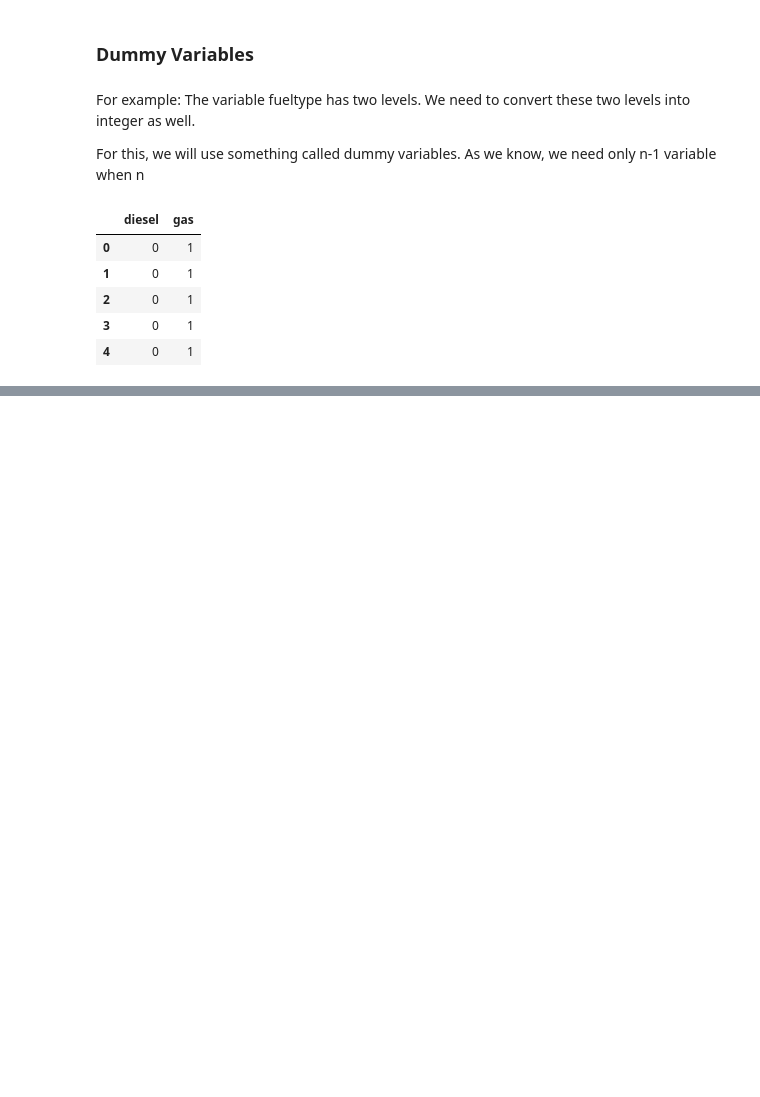
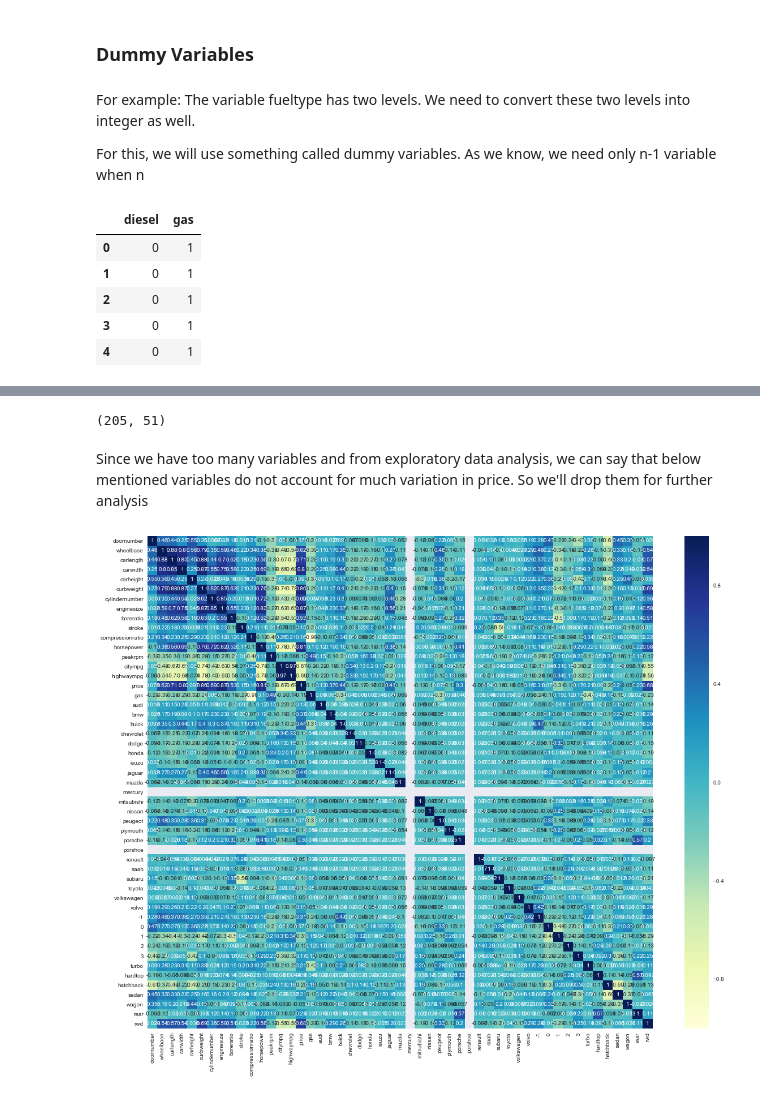
Before and after one commit to Abhi0926/Multivariate_Linear_Regression, a Jupyter notebook: Jupyter Notebook/Linear_Regression_Case_Study.ipynb, the cells around one changed output, grey strips where cells are left out. Saved outputs shown, nothing was run; the diff lists cells and outputs as text; code cells hidden in the pictures; blank space fills up the shorter version.

```diff
--- a/Jupyter Notebook/Linear_Regression_Case_Study.ipynb
+++ b/Jupyter Notebook/Linear_Regression_Case_Study.ipynb
@@ -198,0 +335,3 @@ car.drop(['fueltype'], axis = 1, inplace = True)
+# %%
+#Dropping drivewheel as Dummy variable has been created for this
+car.drop(['drivewheel'], axis = 1, inplace = True)
@@ -198,0 +363,6 @@ car.drop(['fueltype'], axis = 1, inplace = True)
+# %%
+from sklearn.model_selection import train_test_split
+
+# We specify this so that the train and test data set always have the same rows, respectively
+np.random.seed(0)
+df_train, df_test = train_test_split(car, train_size = 0.7, test_size = 0.3, random_state = 100)
@@ -198,0 +377,8 @@ car.drop(['fueltype'], axis = 1, inplace = True)
+# %%
+scaler = MinMaxScaler()
+# %%
+# Apply scaler() to all the columns except the 'yes-no' and 'dummy' variables
+num_vars = ['doornumber','peakrpm','cylindernumber', 'enginesize', 'boreratio', 'stroke', 'compressionratio','horsepower'
+            ,'citympg', 'highwaympg','wheelbase','carlength','carwidth','carheight','curbweight','gas','price']
+
+df_train[num_vars] = scaler.fit_transform(df_train[num_vars])
@@ -198,0 +398,14 @@ car.drop(['fueltype'], axis = 1, inplace = True)
+# %%
+car.shape
+# %% [output]
+(205, 51)
+# %% [markdown]
+Since we have too many variables and from exploratory data analysis, we can say that below mentioned variables do not account for much variation in price. So we'll drop them for further analysis
+# %%
+# Let's check the correlation coefficients to see which variables are highly correlated
+
+plt.figure(figsize = (20, 16))
+sns.heatmap(df_train.corr(), annot = True, cmap="YlGnBu")
+plt.show()
+# %% [output]
+[figure, added]
```
Also changed, not shown: parts of 102 cells of this notebook.
